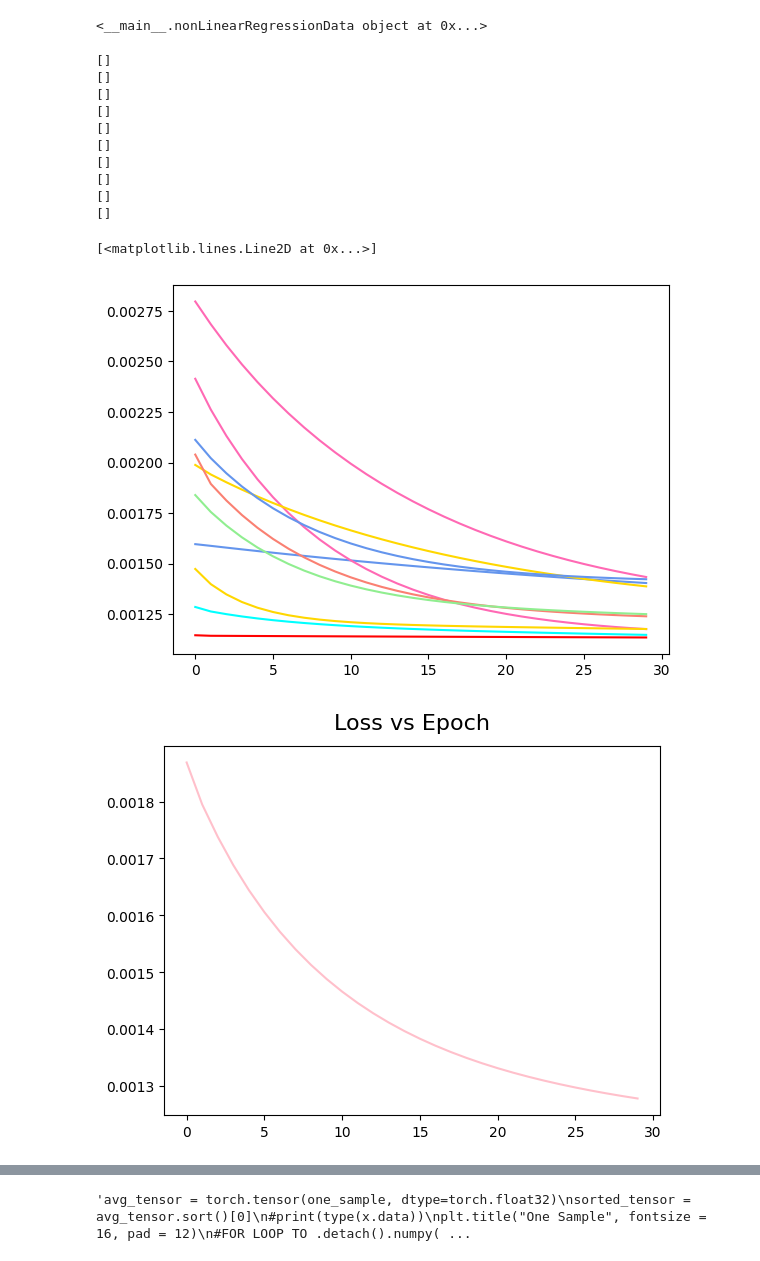
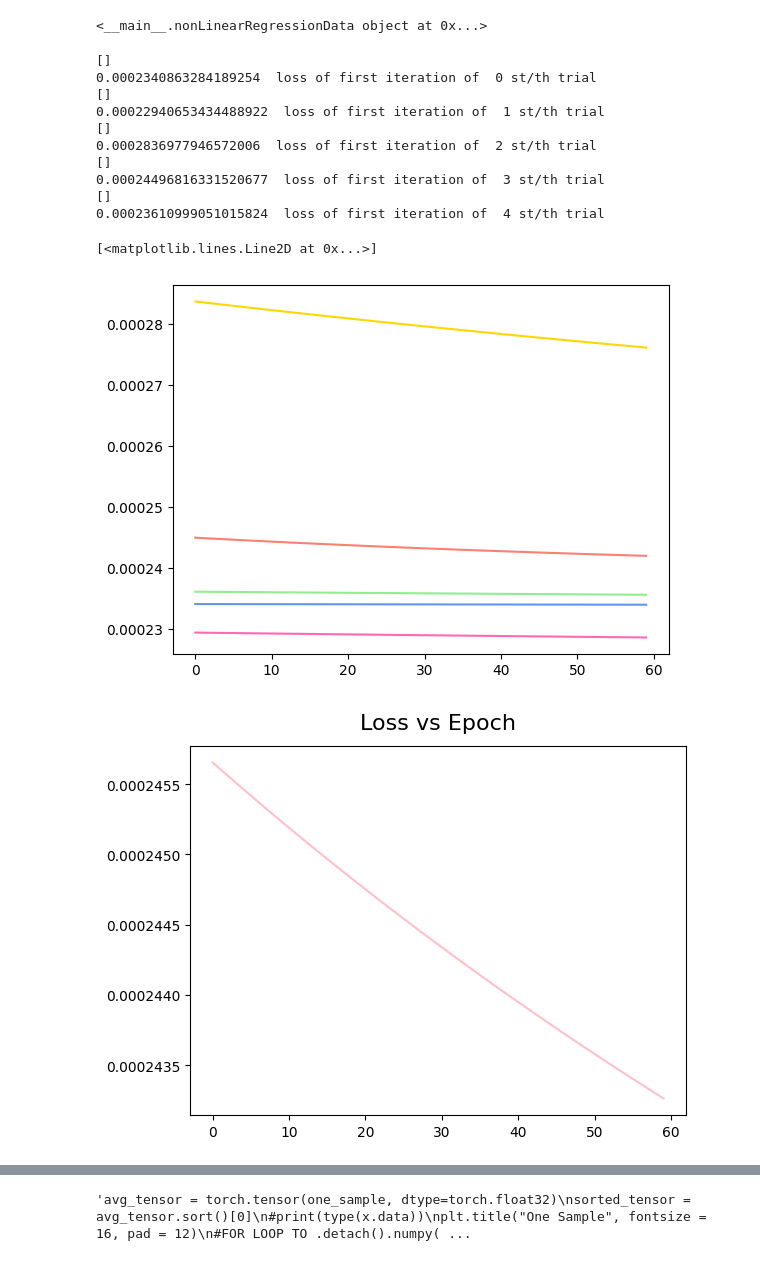
Before and after one commit to sB05555/ml_practice, a Jupyter notebook: Sofia_PDF_Regression_invalid.ipynb, the cells around one changed output, grey strips where cells are left out. Saved outputs shown, nothing was run; the diff lists cells and outputs as text; code cells hidden in the pictures.

Commit message:
prints out first loss value of each training

```diff
--- a/Sofia_PDF_Regression_invalid.ipynb
+++ b/Sofia_PDF_Regression_invalid.ipynb
@@ -107,20 +107,20 @@ class MLPcondensed(nn.Module):
             #nn.Sigmoid(),
             #nn.LeakyReLU(),
             #nn.ReLU(),
-            nn.Tanh(),
-            #nn.Softplus(),
+            #nn.Tanh(),
+            nn.Softplus(),
             nn.Linear(nHidden, nHidden),
             #nn.Sigmoid(),
             #nn.LeakyReLU(),
             #nn.ReLU(),
-            nn.Tanh(),
-            #nn.Softplus(),
+            #nn.Tanh(),
+            nn.Softplus(),
             nn.Linear(nHidden, nHidden),
             #nn.Sigmoid(),
             #nn.LeakyReLU(),
             #nn.ReLU(),
-            nn.Tanh(),
-            #nn.Softplus(),
+            #nn.Tanh(),
+            nn.Softplus(),
             nn.Linear(nHidden, nOutput)
         )
 
@@ -252,8 +252,8 @@ mlpCondensed = MLPcondensed(1,10,1)
 DNN_model = mlpCondensed
 loss_function = nn.MSELoss()
 optimizer = torch.optim.Adam(DNN_model.parameters(), lr=1e-2)
-nTrainSteps = 30
-#nTrainSteps = 60
+#nTrainSteps = 30
+nTrainSteps = 60
 initial_params = []
 
 def training(a):
@@ -306,7 +306,7 @@ done_losses = {} #dictionary
 gotten_results = {}
 outputs = []
 saved_params = []
-numIters = 10
+numIters = 5
 from concurrent.futures import ProcessPoolExecutor as Executor
 saved_thread_nums = []
 with Executor() as executor:
@@ -326,45 +326,46 @@ with Executor() as executor:
     #results_of_iteration, outputs, data_trained = training() #gets current array
     #results_of_iteration, outputs, one_sample, data_trained = training() #gets current array
     #print(results_of_iteration)
+    print(results_of_iteration[0], " loss of first iteration of trial:", i,)
     for j in range(0,nTrainSteps):
       if j in done_losses:
         done_losses[j] += results_of_iteration[j]
       else:
         done_losses[j] = results_of_iteration[j]
     #gotten_results[i] = DNN_model(x_input).squeeze().data
     gotten_results[i] = outputs
 
 average_losses = [0]*nTrainSteps
 for i in range(0,nTrainSteps):
   average_losses[i] = done_losses[i]/numIters
 
 avg_results = [0]*len(gotten_results[0])
 for i in range(0,numIters):
   for j in range(0,len(gotten_results[i])):
       avg_results[j] += gotten_results[i][j]
   #print(avg_results)
 for i in range(0,len(avg_results)):
   avg_results[i] /= numIters
 
 # print("average losses ", average_losses)
 plt.figure(0)
 plt.title("Loss vs Epoch", fontsize = 16, pad = 12)
 plt.plot(np.arange(nTrainSteps), average_losses, color = "pink")
 #plt.plot(np.arange(nTrainSteps), results_of_iteration, label = "Last iteration", color = "blue")
 # %% [output]
 []
+0.0002340863284189254  loss of first iteration of  0 st/th trial
 []
+0.00022940653434488922  loss of first iteration of  1 st/th trial
 []
+0.0002836977946572006  loss of first iteration of  2 st/th trial
 []
+0.00024496816331520677  loss of first iteration of  3 st/th trial
 []
-[]
-[]
-[]
-[]
-[]
+0.00023610999051015824  loss of first iteration of  4 st/th trial
 [<matplotlib.lines.Line2D at 0x...>]
-[figure, old version]
+[figure, new version]
-[figure, old version]
+[figure, new version]
 # %%
 #for i in range(0,len(initial_params)):
  #   print(initial_params[i])
```
Also changed, not shown: parts of 6 cells of this notebook.
